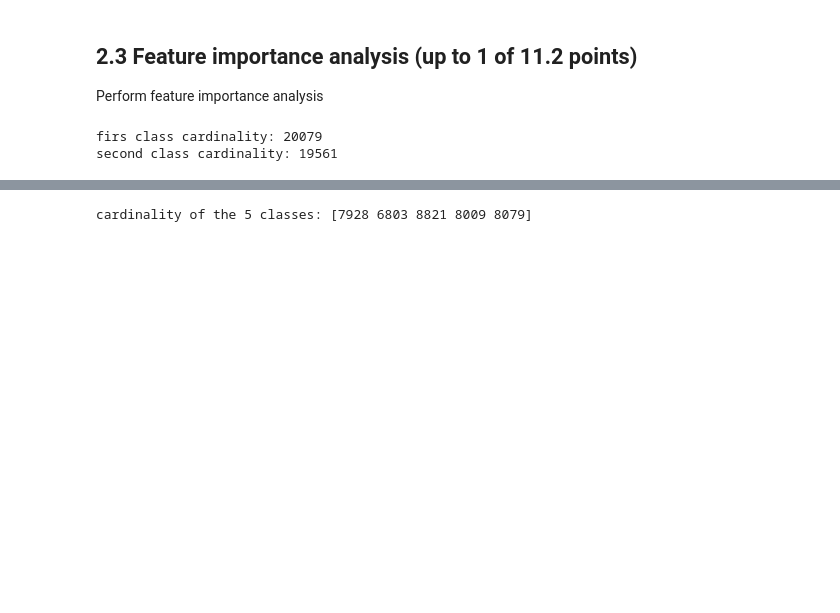
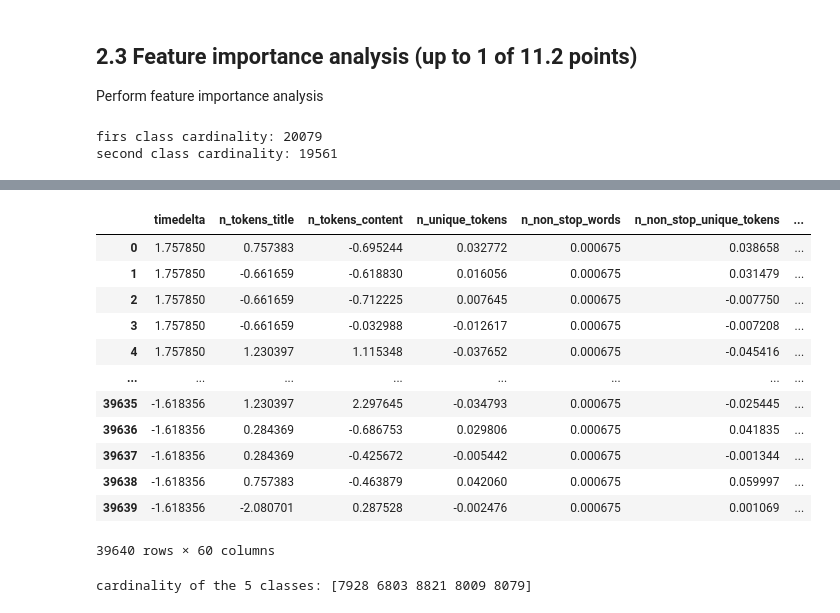
Before and after one commit to SofiaTorchia/ML-challenge, a Jupyter notebook: ML_Challenge_21-22.ipynb, the cells around one changed output, grey strips where cells are left out. Cells and saved outputs as stored; diff of their text form; code cells hidden in the pictures; blank space fills up the shorter version.

```diff
--- a/ML_Challenge_21-22.ipynb
+++ b/ML_Challenge_21-22.ipynb
@@ -244 +261,20 @@ second class cardinality: 19561
+# %%
+# normalize data before appying SVMs
+from sklearn import preprocessing
+data_scaled = pd.DataFrame(preprocessing.scale(data),columns = data.columns)
+data_scaled
+# %% [output]
+|  | timedelta | n_tokens_title | n_tokens_content | n_unique_tokens | n_non_stop_words | n_non_stop_unique_tokens | ... |
+| 0 | 1.757850 | 0.757383 | -0.695244 | 0.032772 | 0.000675 | 0.038658 | ... |
+| 1 | 1.757850 | -0.661659 | -0.618830 | 0.016056 | 0.000675 | 0.031479 | ... |
+| 2 | 1.757850 | -0.661659 | -0.712225 | 0.007645 | 0.000675 | -0.007750 | ... |
+| 3 | 1.757850 | -0.661659 | -0.032988 | -0.012617 | 0.000675 | -0.007208 | ... |
+| 4 | 1.757850 | 1.230397 | 1.115348 | -0.037652 | 0.000675 | -0.045416 | ... |
+| ... | ... | ... | ... | ... | ... | ... | ... |
+| 39635 | -1.618356 | 1.230397 | 2.297645 | -0.034793 | 0.000675 | -0.025445 | ... |
+| 39636 | -1.618356 | 0.284369 | -0.686753 | 0.029806 | 0.000675 | 0.041835 | ... |
+| 39637 | -1.618356 | 0.284369 | -0.425672 | -0.005442 | 0.000675 | -0.001344 | ... |
+| 39638 | -1.618356 | 0.757383 | -0.463879 | 0.042060 | 0.000675 | 0.059997 | ... |
+| 39639 | -1.618356 | -2.080701 | 0.287528 | -0.002476 | 0.000675 | 0.001069 | ... |
+39640 rows × 60 columns
 # %%
```
Also changed, not shown: parts of 16 cells of this notebook.
